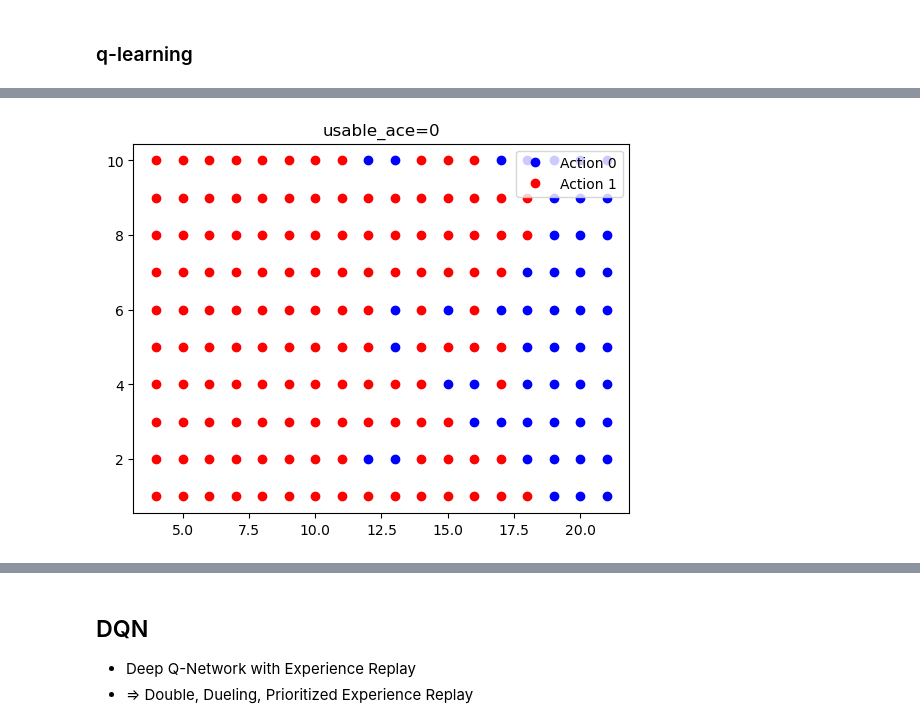
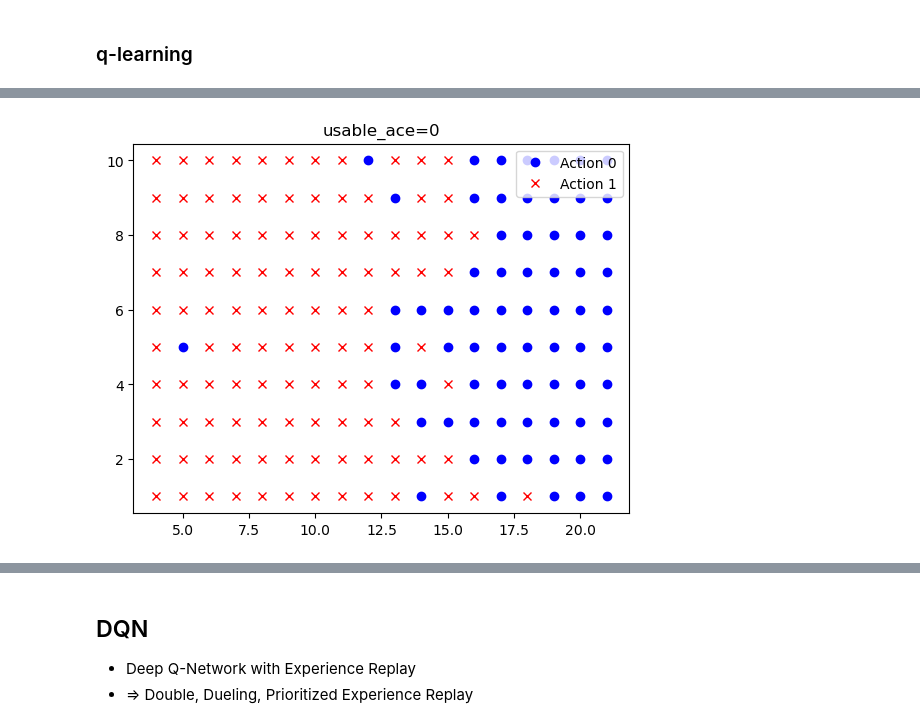
Before and after one commit to ajwkim/NSM_PDL, a Jupyter notebook: PDL_Python.ipynb, the cells around one changed output, grey strips where cells are left out. Saved outputs shown, nothing was run; the diff lists cells and outputs as text; code cells hidden in the pictures.

```diff
--- a/PDL_Python.ipynb
+++ b/PDL_Python.ipynb
@@ -3096,0 +3177,21 @@ while not done:
+# %%
+from collections import defaultdict
+
+def action_region(usable_ace=0):
+    states = defaultdict(list)
+    for player in range(Q.shape[0]):
+        for dealer in range(Q.shape[1]):
+            if not N[player, dealer, usable_ace].any():
+                continue
+            action = greedy_policy((player, dealer, usable_ace))
+            states[action].append((player, dealer))
+
+    xs, ys = zip(*states[0])
+    plt.plot(xs, ys, 'bo', label='Action 0')
+    xs, ys = zip(*states[1])
+    plt.plot(xs, ys, 'rx', label='Action 1')
+    plt.title(f'usable_ace={usable_ace}')
+    plt.legend();
+    return states
+
+action_region();
@@ -3097,21 +3208,23 @@ while not done:
 # %% [markdown]
 ### q-learning
 # %%
+import random
 import numpy as np
+import gymnasium as gym
+from tqdm import tqdm
 
 alpha = .1
 gamma = .99
 env = gym.make('Blackjack-v1')
 
-# Q = np.random.rand(32, 32, 2, 2)
-Q = np.zeros((32, 11, 2, 2))
+Q = np.zeros((32, 11, 2, 2))        # Q = np.random.rand(32, 11, 2, 2)
 
 def eps_greedy_policy(state, eps=.1, n_action=2):
     if random.random() < eps:
         return random.randrange(n_action)
     return Q[*state].argmax()
 
-for ep in range(50000):
+for ep in tqdm(range(20_0000)):
     state, _ = env.reset()
     done = False
     while not done:
@@ -3120,7 +3233,7 @@ for ep in range(50000):
         done = done or trunc
         # print(state, action, reward, done, obs)
         q = Q[*state, action]
-        Q[*state, action] = q + alpha * (reward + gamma * Q[*obs].max() - q)
+        Q[*state, action] = q + alpha * (reward + (1 - done) * gamma * Q[*obs].max() - q)
         state = obs
 Q.max(), Q.min()
 # %% [output]
@@ -3168,26 +3281,26 @@ test(10, True)
 # %%
 from collections import defaultdict
 
 def action_region(usable_ace=0):
     states = defaultdict(list)
     for player in range(Q.shape[0]):
         for dealer in range(Q.shape[1]):
             if not (q:=Q[player, dealer, usable_ace]).any():
                 continue
             action = q.argmax()     # 0 or 1
             states[action].append((player, dealer))
 
     xs, ys = zip(*states[0])
     plt.plot(xs, ys, 'bo', label='Action 0')
     xs, ys = zip(*states[1])
-    plt.plot(xs, ys, 'ro', label='Action 1')
+    plt.plot(xs, ys, 'rx', label='Action 1')
     plt.title(f'usable_ace={usable_ace}')
     plt.legend();
     return states
 
 action_region();
 # %% [output]
-[figure, old version]
+[figure, new version]
 # %%
 action_region(1);
 # %% [output]
```
Also changed, not shown: parts of 9 cells of this notebook.
